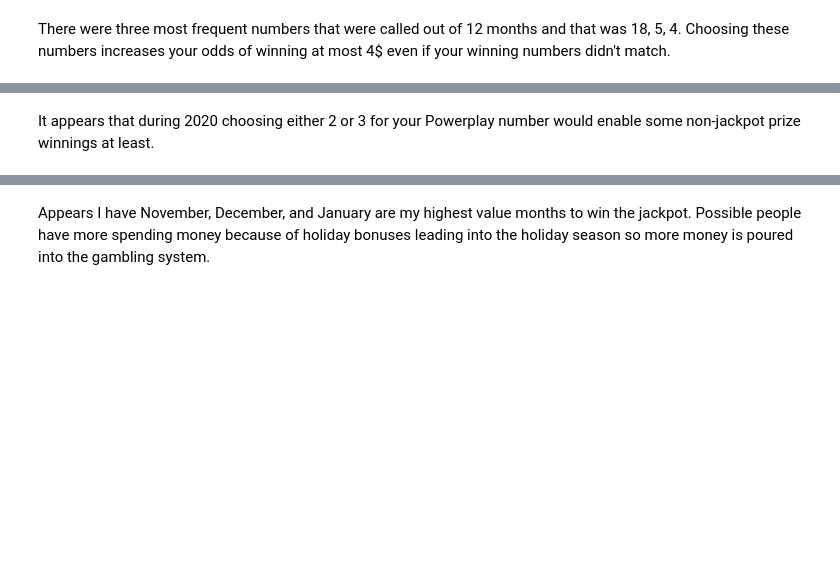
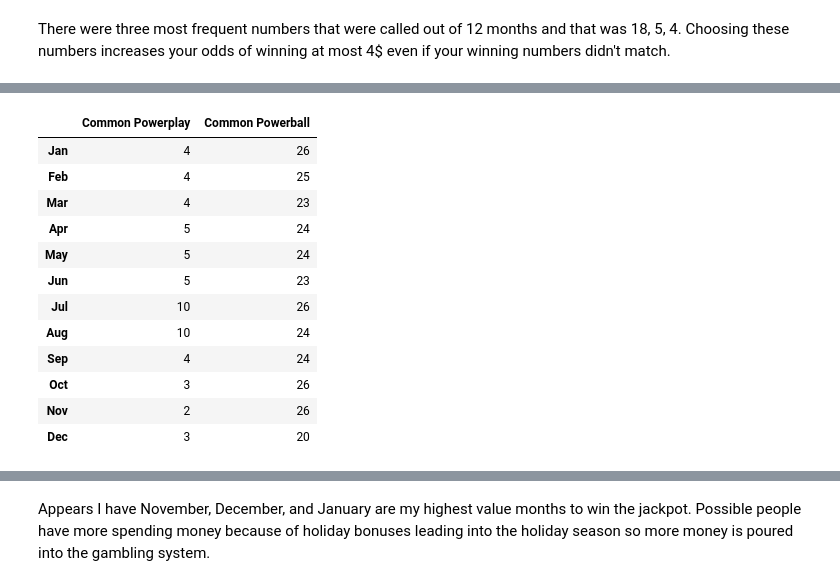
Before and after one commit to JLaydeJ/Project_1, a Jupyter notebook: Project_1_2020.ipynb, the cells around one changed output, grey strips where cells are left out. Saved outputs shown, nothing was run; the diff lists cells and outputs as text; code cells hidden in the pictures; blank space fills up the shorter version.

```diff
--- a/Project_1_2020.ipynb
+++ b/Project_1_2020.ipynb
@@ -147,2 +184,25 @@ powerplay_common_months_2020 = pd.DataFrame.from_dict(powerplay_common_2020, ori
-# %% [markdown]
-It appears that during 2020 choosing either 2 or 3 for your Powerplay number would enable some non-jackpot prize winnings at least.
+# %%
+# combine the two dataframes that hold the months together
+combined_common_months_2020 = pd.merge(powerplay_common_months_2020, powerball_common_months_2020, left_index=True, right_index=True)
+
+# Use calendar library for abbreviations and order
+month = dict((enumerate(calendar.month_abbr)))
+
+# rename function for index change
+combined_common_months_2020 = combined_common_months_2020.rename(index=month)
+
+combined_common_months_2020
+# %% [output]
+|  | Common Powerplay | Common Powerball |
+| Jan | 4 | 26 |
+| Feb | 4 | 25 |
+| Mar | 4 | 23 |
+| Apr | 5 | 24 |
+| May | 5 | 24 |
+| Jun | 5 | 23 |
+| Jul | 10 | 26 |
+| Aug | 10 | 24 |
+| Sep | 4 | 24 |
+| Oct | 3 | 26 |
+| Nov | 2 | 26 |
+| Dec | 3 | 20 |
```
Also changed, not shown: parts of 15 cells of this notebook.
